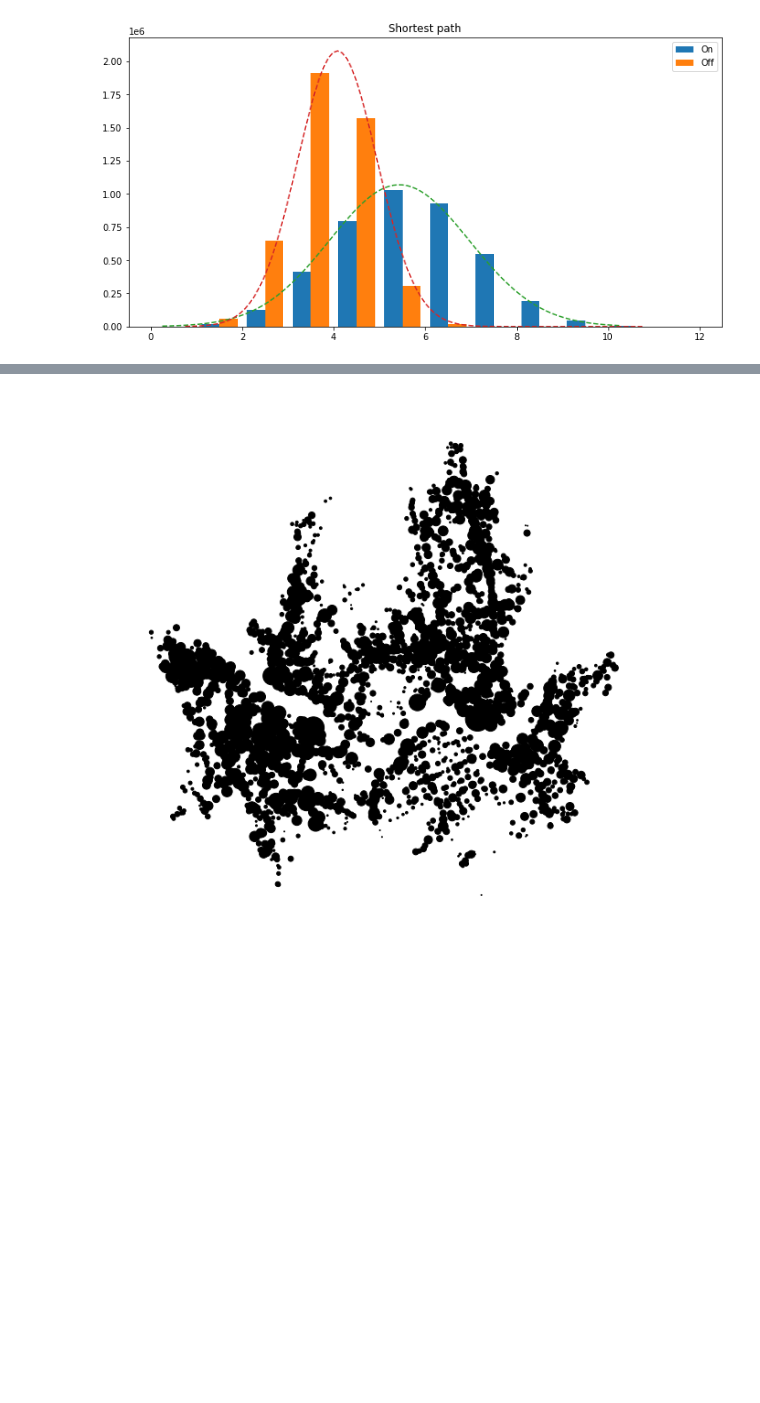
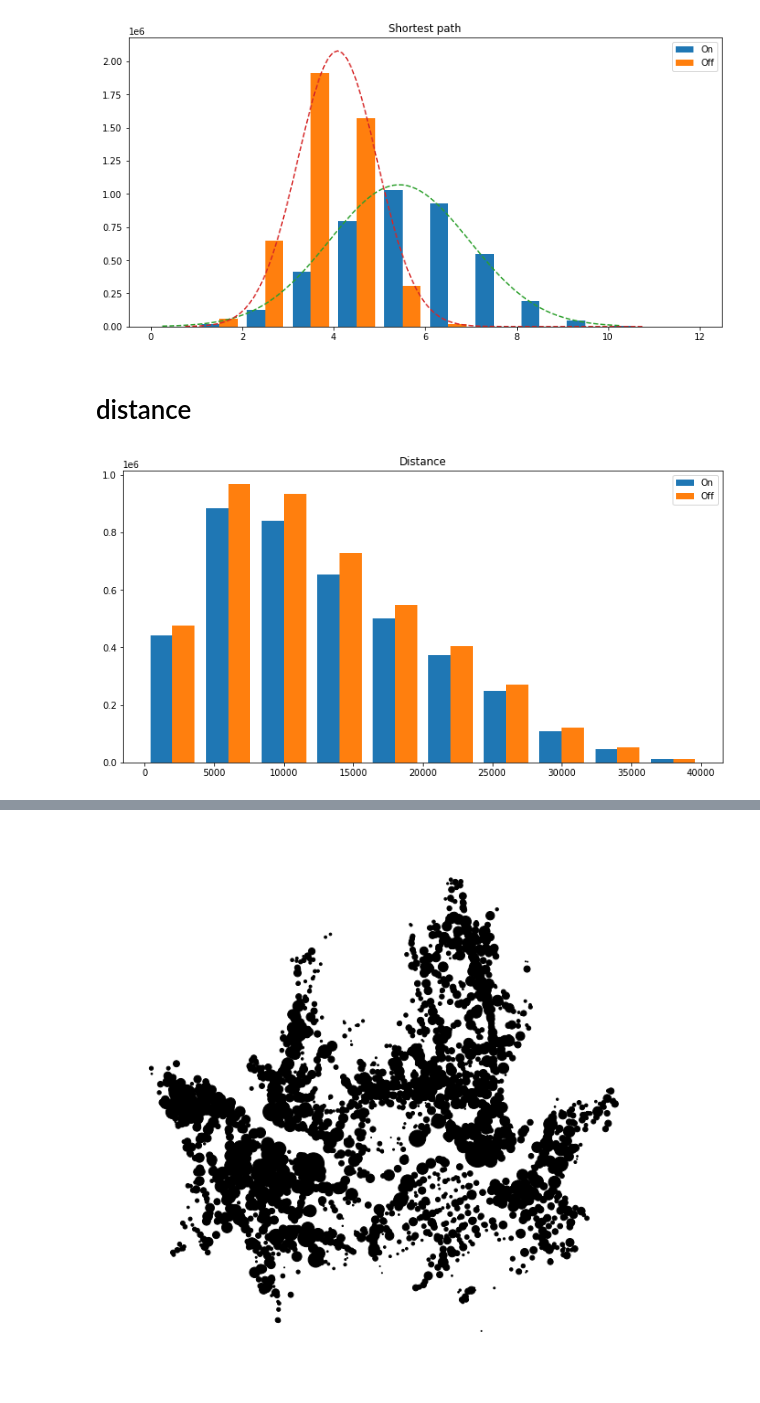
Before and after one commit to GyoHeon/UOS_bicycle, a Jupyter notebook: network_plot.ipynb, the cells around one changed output, grey strips where cells are left out. Drawn from its saved outputs; the diff is of its cells as text; code cells hidden in the pictures; blank space fills up the shorter version.

```diff
--- a/network_plot.ipynb
+++ b/network_plot.ipynb
@@ -184,3 +151,5 @@ plt.legend()
 plt.show()
 # %% [output]
 [figure]
+# %% [markdown]
+# distance
@@ -186,0 +173,13 @@ plt.show()
+# %%
+# distance histogram
+plt.figure(figsize = (12, 6))
+
+bins = np.linspace(0, 40000, 11)
+
+plt.hist([di_1, di_2], bins=bins, label=['On', 'Off'])
+
+plt.title('Distance')
+plt.legend()
+plt.show()
+# %% [output]
+[figure, added]
```
Also changed, not shown: parts of 12 cells of this notebook.
